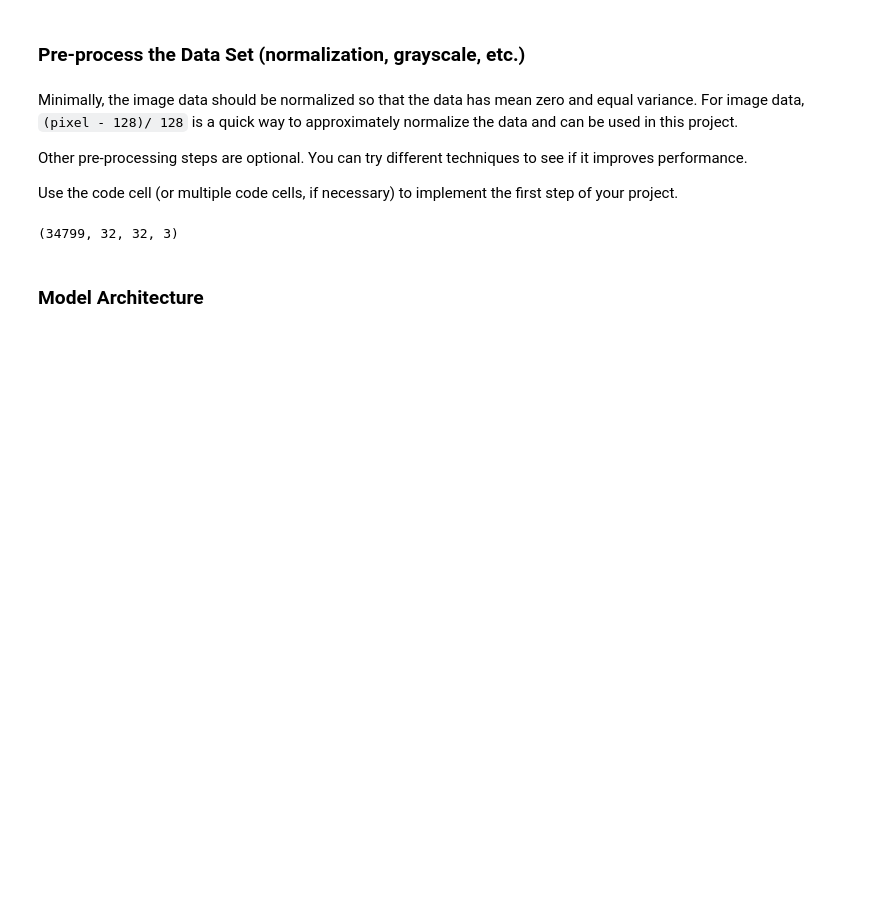
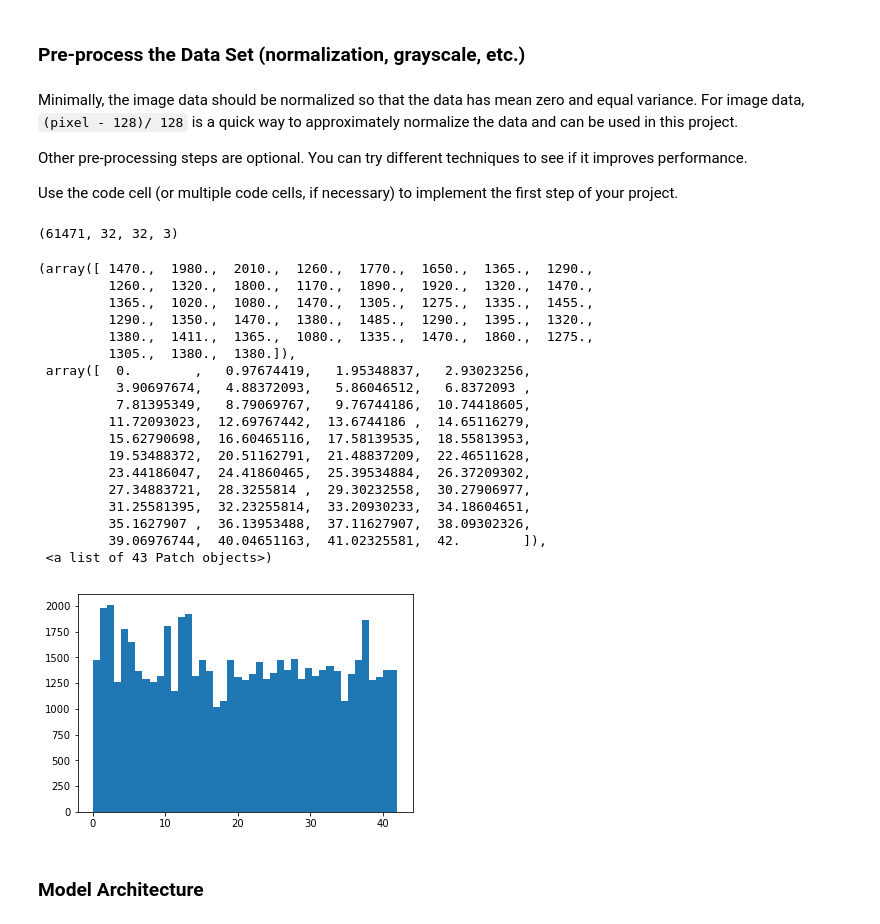
Before and after one commit to Ossenx/traffic-sign-classifier, a Jupyter notebook: Traffic_Sign_Classifier.ipynb, the cells around one changed output. Drawn from its saved outputs; the diff is of its cells as text; code cells hidden in the pictures; blank space fills up the shorter version.

Commit message:
added augmentation

```diff
--- a/Traffic_Sign_Classifier.ipynb
+++ b/Traffic_Sign_Classifier.ipynb
@@ -146,27 +148,70 @@ Use the code cell (or multiple code cells, if necessary) to implement the first
 # %%
 ### Preprocess the data here. It is required to normalize the data. Other preprocessing steps could include
 ### converting to grayscale, etc.
 ### Feel free to use as many code cells as needed.
 from sklearn.utils import shuffle
 import cv2
 #from sklearn.preprocessing import normalize
 
 # Preprocess
 def preprocess_data(x):
     x_min = x.min(axis=(1, 2, 3), keepdims=True)
     x_max = x.max(axis=(1, 2, 3), keepdims=True)
     x = (x - x_min)/(x_max-x_min)
     return x
 
+def scale_image(img):
+    new_img = img.copy()
+    new_fy=0.4*np.random.rand()+1.0
+    new_img = cv2.resize(new_img, None, fx=1, fy=new_fy, interpolation = cv2.INTER_CUBIC)
 
-#X_train = augment(X_train)
+    dy = int((new_img.shape[1]-img.shape[0])/2)
+    end = img.shape[1]-dy
+    new_img = new_img[dy:end,:,:]
+    assert new_img.shape[0] == 32
+    return new_img
+
+scaled_xs = []
+scaled_ys = []
+def augment(features, labels):
+    for ii in range(2):
+        for i, item in enumerate(features):
+            if hist_data[labels[i]] < highest_sign_count/2.0:
+                scaled = scale_image(item)
+                scaled_xs.append(scaled)
+                scaled_ys.append(labels[i])
+                hist_data[labels[i]] += 1
+        features = np.append(features, np.array(scaled_xs), axis=0)
+        labels = np.append(labels, np.array(scaled_ys), axis=0)
+    return features, labels
+X_train, y_train = augment(X_train, y_train)
+print(X_train.shape)
 X_train = preprocess_data(X_train)
-print(X_train.shape)
 X_valid = preprocess_data(X_valid)
 
 X_test = preprocess_data(X_test)
+plt.hist(y_train, bins = n_classes)
 # %% [output]
-(34799, 32, 32, 3)
+(61471, 32, 32, 3)
+(array([ 1470.,  1980.,  2010.,  1260.,  1770.,  1650.,  1365.,  1290.,
+         1260.,  1320.,  1800.,  1170.,  1890.,  1920.,  1320.,  1470.,
+         1365.,  1020.,  1080.,  1470.,  1305.,  1275.,  1335.,  1455.,
+         1290.,  1350.,  1470.,  1380.,  1485.,  1290.,  1395.,  1320.,
+         1380.,  1411.,  1365.,  1080.,  1335.,  1470.,  1860.,  1275.,
+         1305.,  1380.,  1380.]),
+ array([  0.        ,   0.97674419,   1.95348837,   2.93023256,
+          3.90697674,   4.88372093,   5.86046512,   6.8372093 ,
+          7.81395349,   8.79069767,   9.76744186,  10.74418605,
+         11.72093023,  12.69767442,  13.6744186 ,  14.65116279,
+         15.62790698,  16.60465116,  17.58139535,  18.55813953,
+         19.53488372,  20.51162791,  21.48837209,  22.46511628,
+         23.44186047,  24.41860465,  25.39534884,  26.37209302,
+         27.34883721,  28.3255814 ,  29.30232558,  30.27906977,
+         31.25581395,  32.23255814,  33.20930233,  34.18604651,
+         35.1627907 ,  36.13953488,  37.11627907,  38.09302326,
+         39.06976744,  40.04651163,  41.02325581,  42.        ]),
+ <a list of 43 Patch objects>)
+[figure, added]
 # %% [markdown]
 ### Model Architecture
 # %%
```
Also changed, not shown: parts of 10 cells of this notebook, 2 other files.
